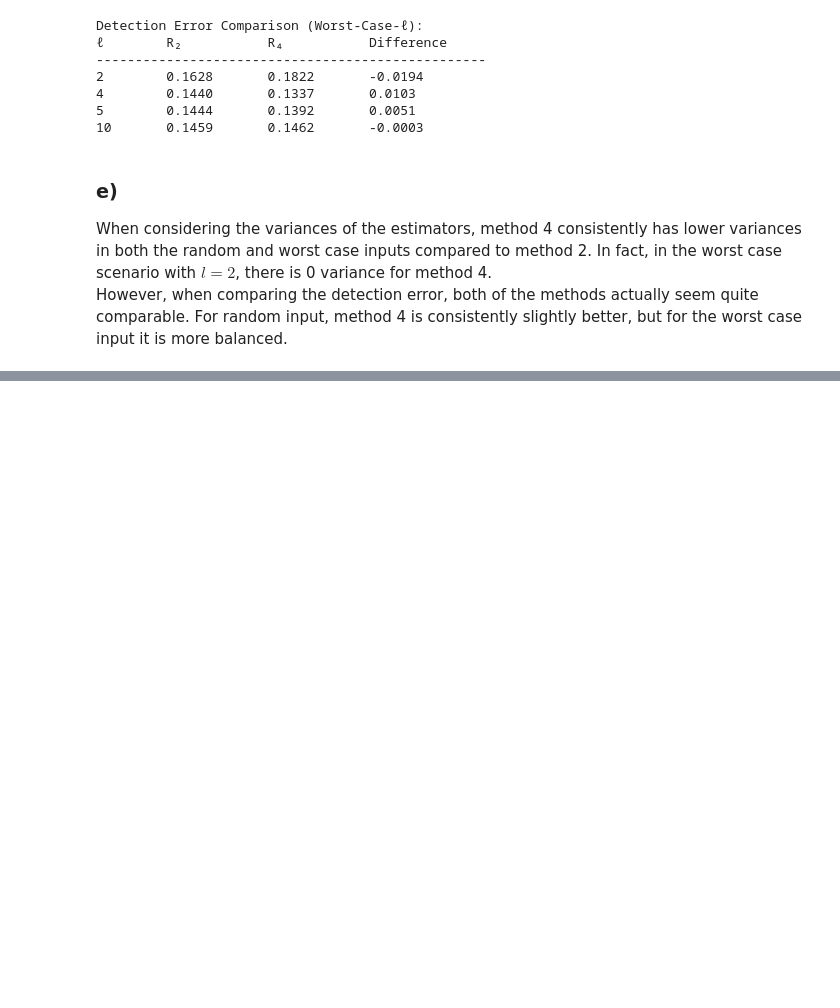
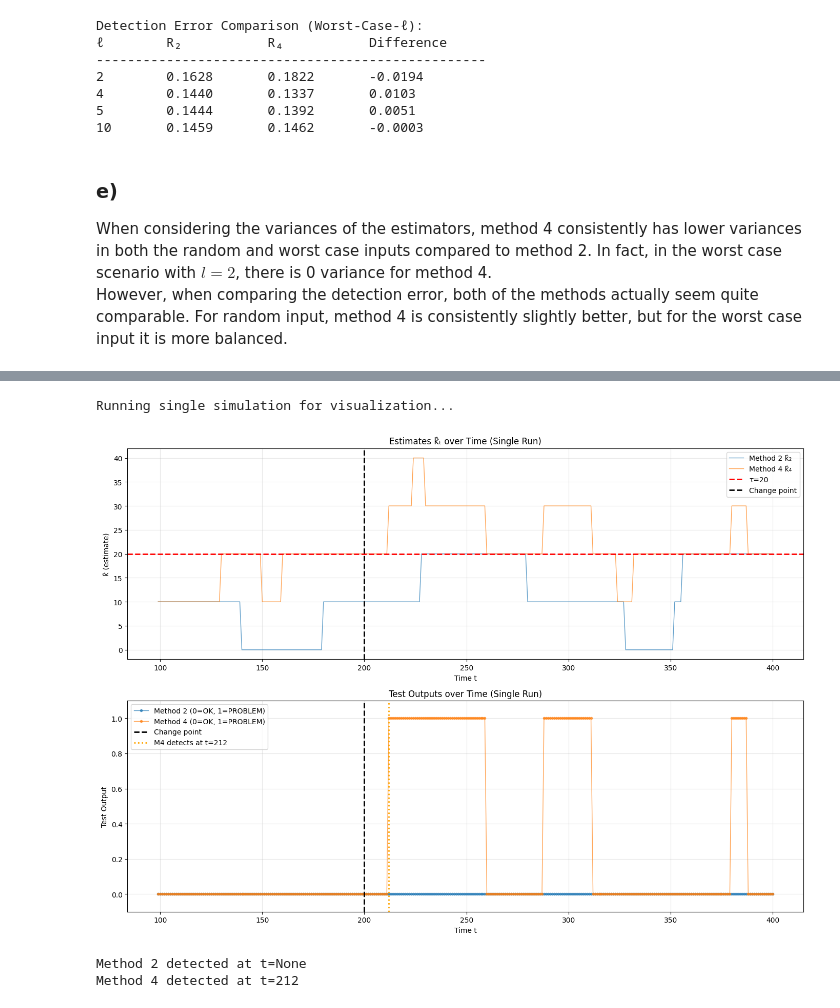
Before and after one commit to Kymapo/OR760, a Jupyter notebook: OR760 HW3.ipynb, the cells around one changed output, grey strips where cells are left out. Cells and saved outputs as stored; diff of their text form; code cells hidden in the pictures; blank space fills up the shorter version.

```diff
--- a/OR760 HW3.ipynb
+++ b/OR760 HW3.ipynb
@@ -492,0 +603,49 @@ However, when comparing the detection error, both of the methods actually seem q
+# %%
+# PART 1: Single MC run visualization
+print("Running single simulation for visualization...")
+m2_time, m4_time, k2_est, k4_est, m2_flag, m4_flag = simulate_detection()
+
+t_plot = sorted(k2_est.keys())
+k2_vals = [k2_est[t] for t in t_plot]
+k4_vals = [k4_est[t] for t in t_plot]
+m2_vals = [m2_flag[t] for t in t_plot]
+m4_vals = [m4_flag[t] for t in t_plot]
+
+fig, axes = plt.subplots(2, 1, figsize=(14, 10))
+
+# Plot k̂ estimates
+axes[0].plot(t_plot, k2_vals, label='Method 2 k̂₂', alpha=0.7, linewidth=1)
+axes[0].plot(t_plot, k4_vals, label='Method 4 k̂₄', alpha=0.7, linewidth=1)
+axes[0].axhline(y=tau, color='red', linestyle='--', label=f'τ={tau}', linewidth=2)
+axes[0].axvline(x=200, color='black', linestyle='--', label='Change point', linewidth=2)
+axes[0].set_xlabel('Time t')
+axes[0].set_ylabel('k̂ (estimate)')
+axes[0].set_title('Estimates k̂ₜ over Time (Single Run)')
+axes[0].legend()
+axes[0].grid(True, alpha=0.3)
+
+# Plot test outputs (0=OK, 1=PROBLEM)
+axes[1].plot(t_plot, m2_vals, label='Method 2 (0=OK, 1=PROBLEM)', alpha=0.7, linewidth=1, marker='.')
+axes[1].plot(t_plot, m4_vals, label='Method 4 (0=OK, 1=PROBLEM)', alpha=0.7, linewidth=1, marker='.')
+axes[1].axvline(x=200, color='black', linestyle='--', label='Change point', linewidth=2)
+if m2_time is not None:
+    axes[1].axvline(x=m2_time, color='blue', linestyle=':', label=f'M2 detects at t={m2_time}', linewidth=2)
+if m4_time is not None:
+    axes[1].axvline(x=m4_time, color='orange', linestyle=':', label=f'M4 detects at t={m4_time}', linewidth=2)
+axes[1].set_xlabel('Time t')
+axes[1].set_ylabel('Test Output')
+axes[1].set_title('Test Outputs over Time (Single Run)')
+axes[1].set_ylim(-0.1, 1.1)
+axes[1].legend()
+axes[1].grid(True, alpha=0.3)
+
+plt.tight_layout()
+plt.show()
+
+print(f"Method 2 detected at t={m2_time}")
+print(f"Method 4 detected at t={m4_time}")
+# %% [output]
+Running single simulation for visualization...
+[figure, added]
+Method 2 detected at t=None
+Method 4 detected at t=212
```
Also changed, not shown: parts of 6 cells of this notebook.
